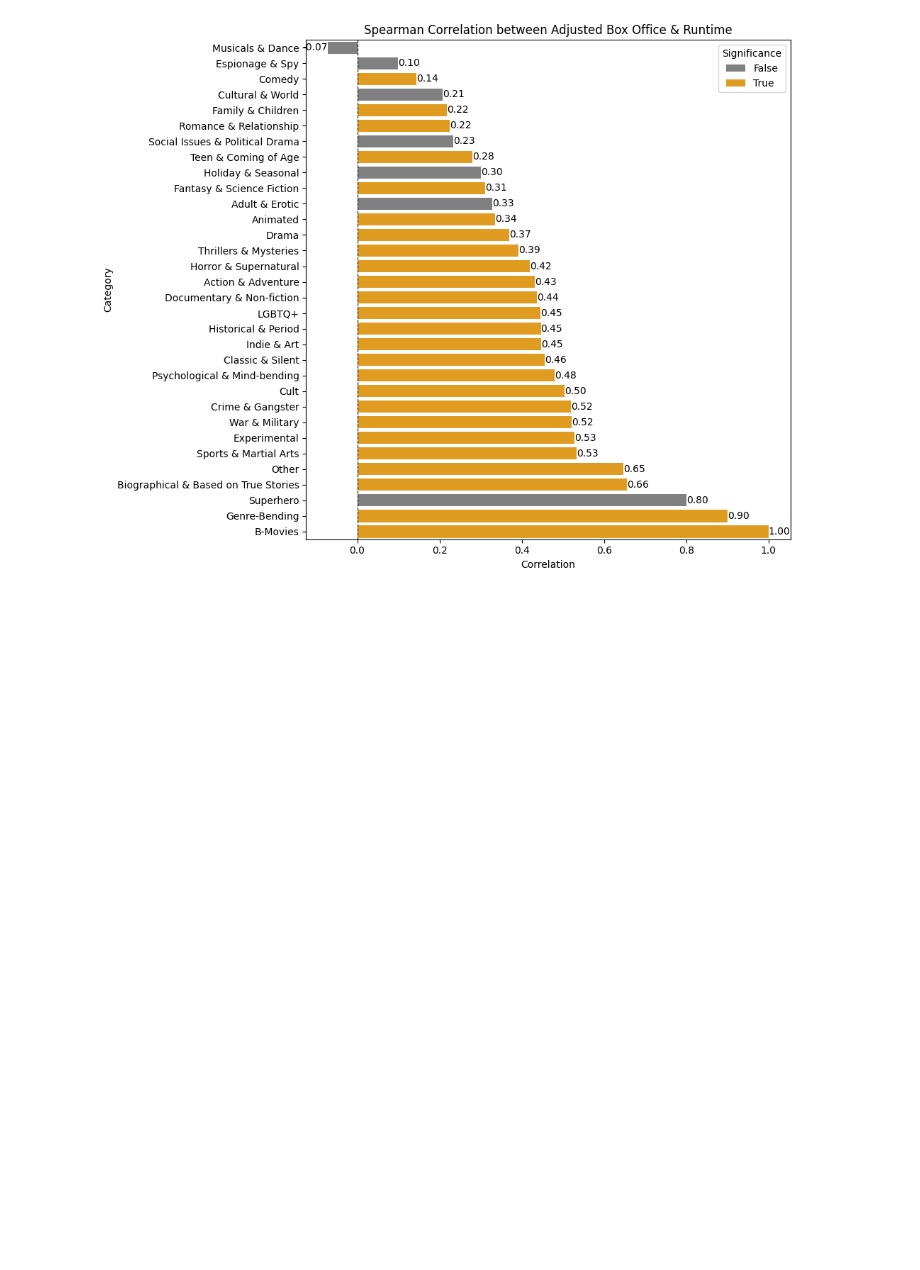
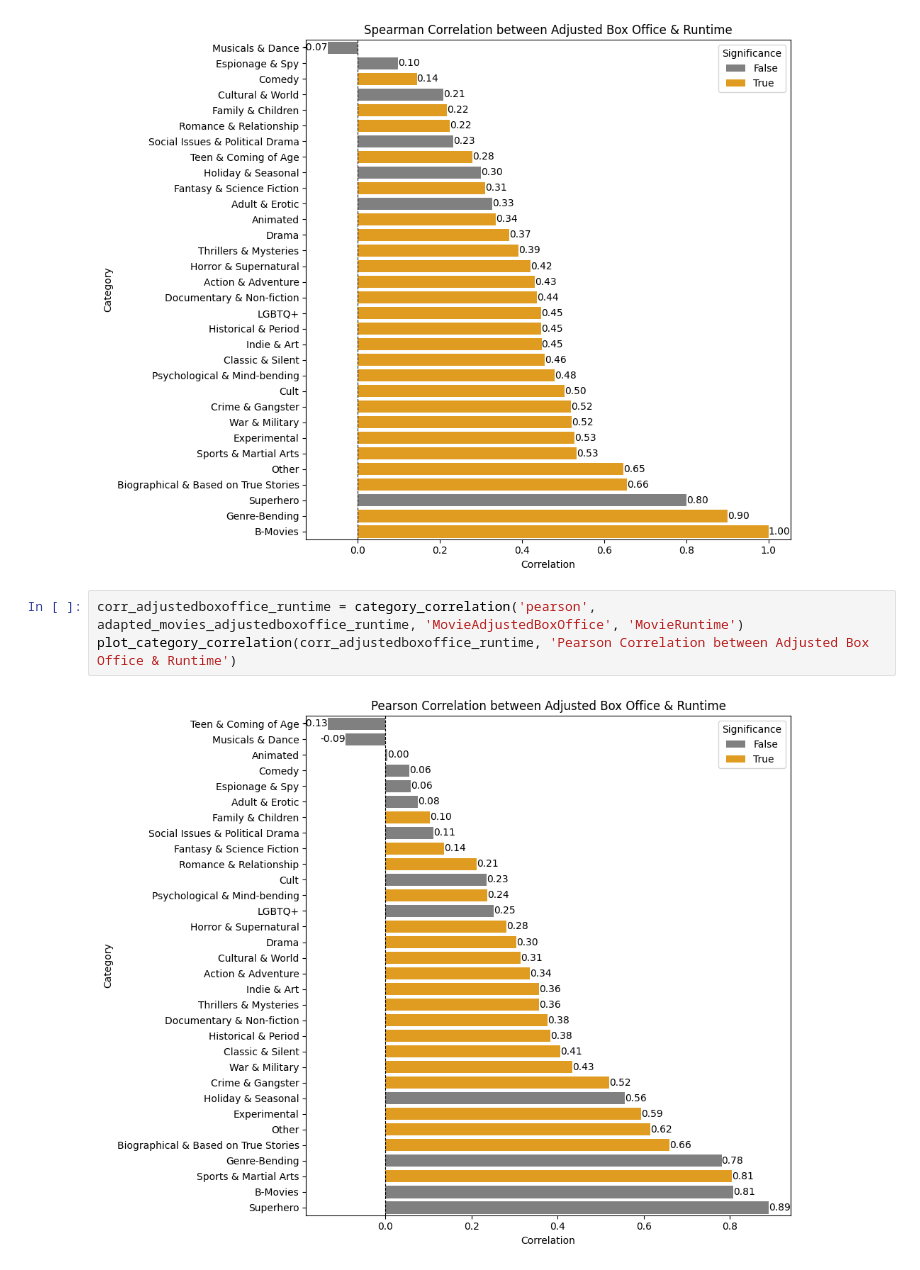
Before and after one commit to epfl-ada/ada-2024-project-padamalgame, a Jupyter notebook: src/adaptation_success_analysis.ipynb, the cells around one changed output. Drawn from its saved outputs; the diff is of its cells as text; blank space fills up the shorter version.

```diff
--- a/src/adaptation_success_analysis.ipynb
+++ b/src/adaptation_success_analysis.ipynb
@@ -185,3 +185,8 @@ corr_adjustedboxoffice_runtime = category_correlation('spearman', adapted_movies
 plot_category_correlation(corr_adjustedboxoffice_runtime, 'Spearman Correlation between Adjusted Box Office & Runtime')
 # %% [output]
 [figure]
+# %%
+corr_adjustedboxoffice_runtime = category_correlation('pearson', adapted_movies_adjustedboxoffice_runtime, 'MovieAdjustedBoxOffice', 'MovieRuntime')
+plot_category_correlation(corr_adjustedboxoffice_runtime, 'Pearson Correlation between Adjusted Box Office & Runtime')
+# %% [output]
+[figure, added]
```
Also changed, not shown: parts of 9 cells of this notebook, 1 other file.
